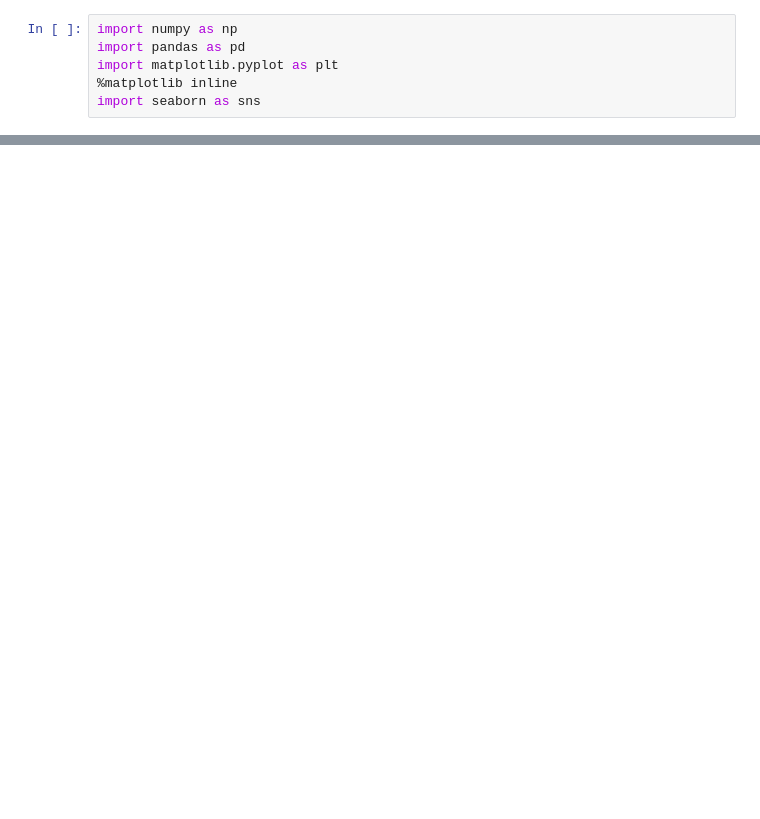
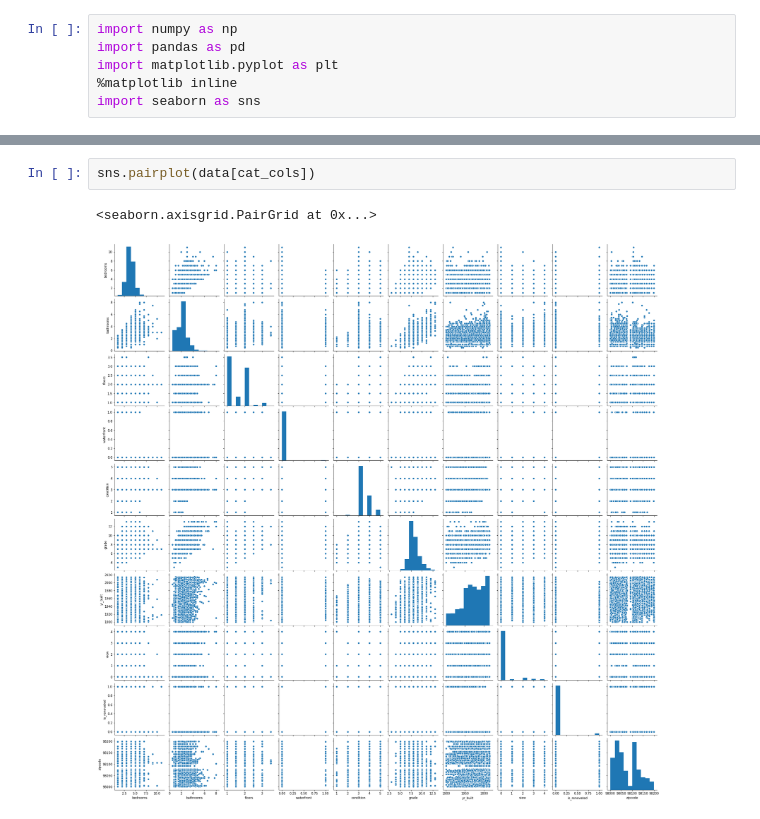
Before and after one commit to christisarv/linear-modeling-house-prices, a Jupyter notebook: Phase 2 Project Scratch Notebook.ipynb, the cells around one changed output, grey strips where cells are left out. Drawn from its saved outputs; the diff is of its cells as text; blank space fills up the shorter version.

```diff
--- a/Phase 2 Project Scratch Notebook.ipynb
+++ b/Phase 2 Project Scratch Notebook.ipynb
@@ -116,3 +121,8 @@ y = data['price']
+# %%
+sns.pairplot(data[cat_cols])
+# %% [output]
+<seaborn.axisgrid.PairGrid at 0x...>
+[figure, added]
 # %%
 import warnings
 warnings.filterwarnings('ignore')
```
Also changed, not shown: parts of 33 cells of this notebook.
